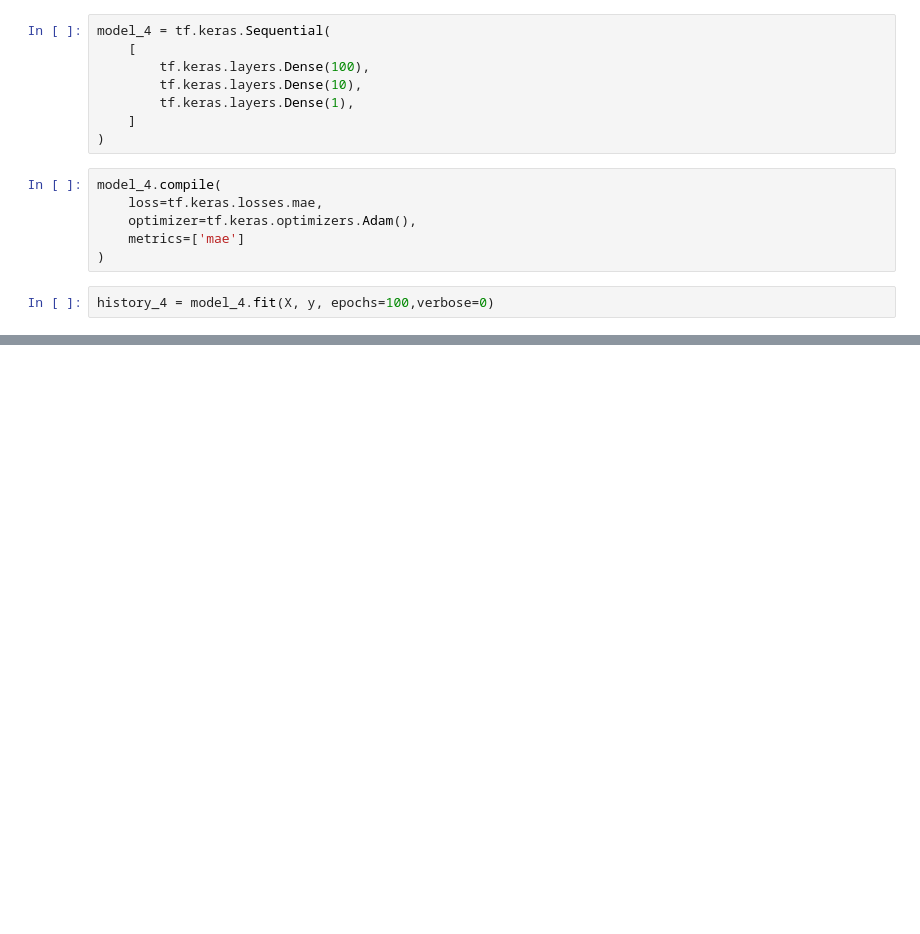
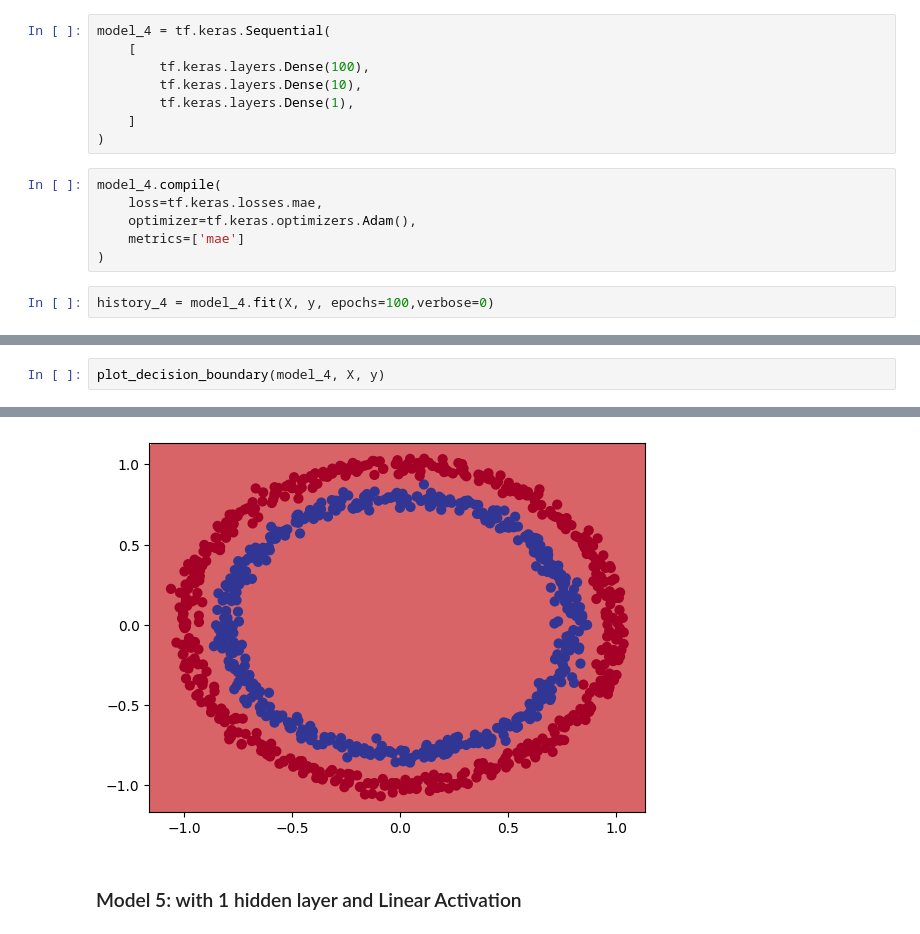
Before and after one commit to BUFONJOKER/tensorflow-zero-to-mastery, a Jupyter notebook: 2_classification.ipynb, the cells around one changed output, grey strips where cells are left out. Drawn from its saved outputs; the diff is of its cells as text; blank space fills up the shorter version.

```diff
--- a/2_classification.ipynb
+++ b/2_classification.ipynb
@@ -292,0 +361,3 @@ plt.show()
+# %%
+plot_decision_boundary(model_4, X, y)
+# %% [output]
@@ -292,0 +366,3 @@ plt.show()
+[figure, added]
+# %% [markdown]
+### Model 5: with 1 hidden layer and Linear Activation
```
Also changed, not shown: parts of 69 cells of this notebook.
